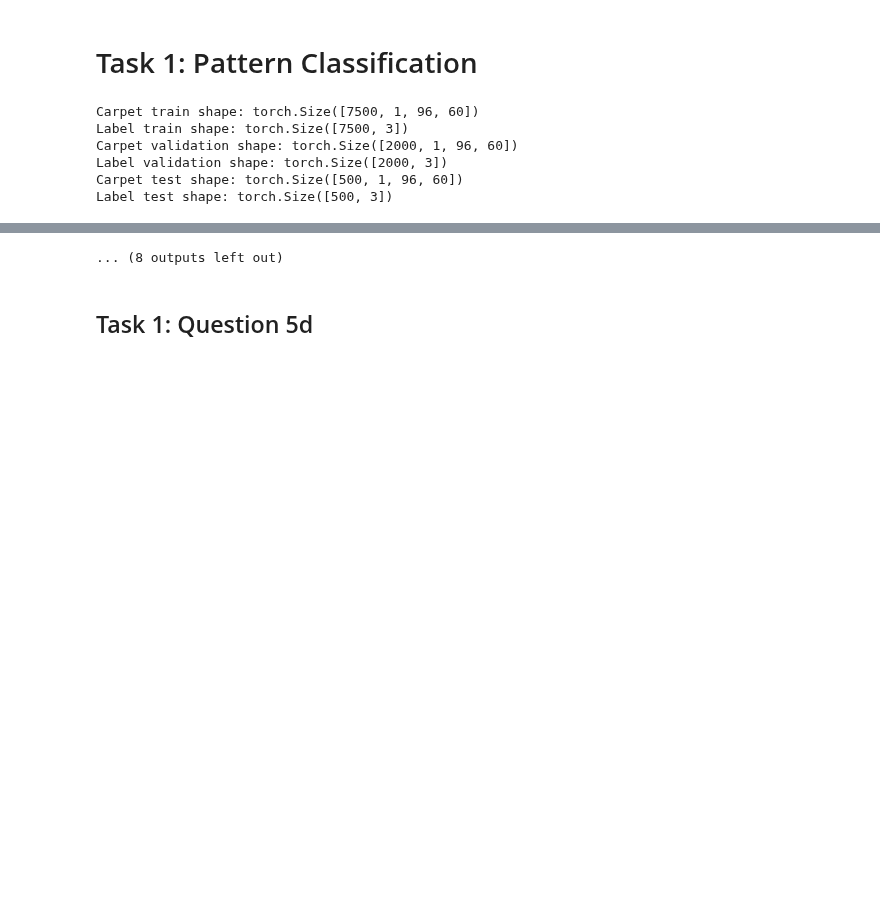
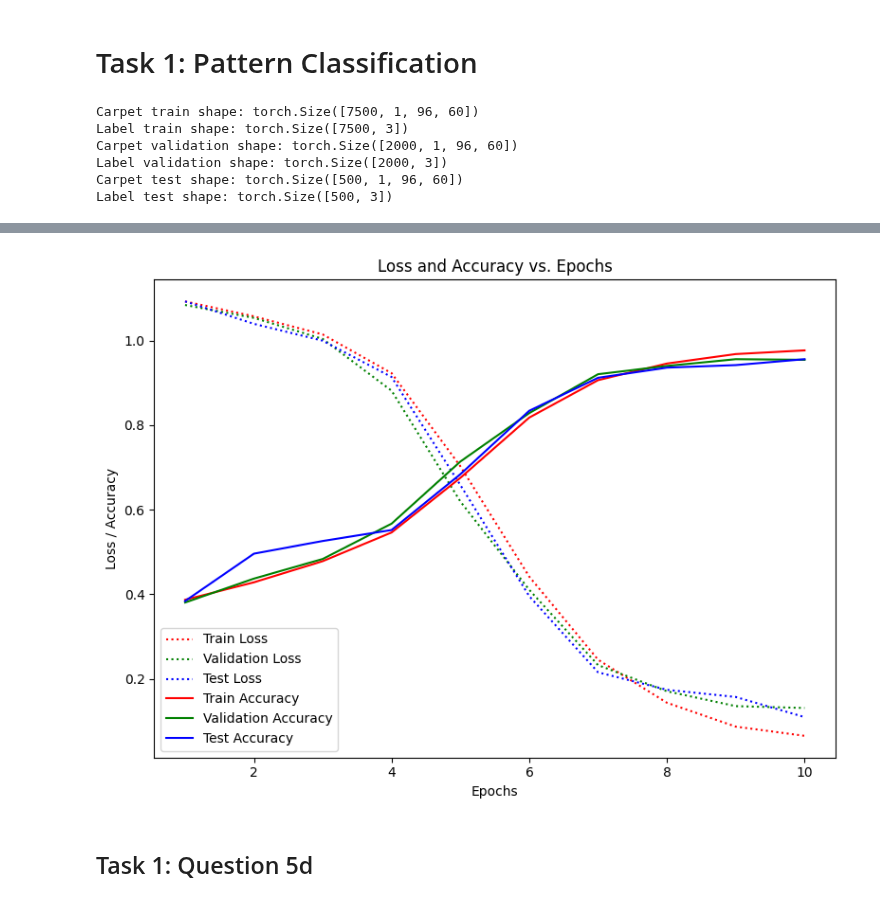
Before and after one commit to sambhav97/tue-deeplearning, a Jupyter notebook: assignments/assignment_1/Assignment_1.ipynb, the cells around one changed output, grey strips where cells are left out. Saved outputs shown, nothing was run; the diff lists cells and outputs as text; code cells hidden in the pictures; blank space fills up the shorter version.

Commit message:
added changes on model for task 1

```diff
--- a/assignments/assignment_1/Assignment_1.ipynb
+++ b/assignments/assignment_1/Assignment_1.ipynb
@@ -114,20 +111,20 @@ Carpet from Transformabad
 # %%
-def loss_batch(model, loss_func, xb, yb, opt=None):
-    yb = torch.argmax(yb, dim=1)  # Convert target tensor to 1-dimensional tensor
+def loss_batch(model, loss_func, xb, yb, optimizer=None):
+    yb = torch.argmax(yb, dim=1)
 
     assert yb.dim() <= 1, "Target tensor must have 0 or 1 dimensions"
     assert yb.numel() == len(xb), "Target tensor size must match input size"
 
     output = model(xb)
-    loss = loss_func(output, yb.long())  # Use long() to convert targets to class indices
+    loss = loss_func(output, yb.long())
 
-    if opt is not None:
+    if optimizer is not None:
         loss.backward()
-        opt.step()
-        opt.zero_grad()
+        optimizer.step()
+        optimizer.zero_grad()
 
     _, preds = torch.max(output, 1)
-    corrects = torch.sum(preds == yb.data.long())  # Use long() for target comparison
+    corrects = torch.sum(preds == yb.long())
 
     return loss.item(), corrects, len(xb)
 # %%
@@ -188,13 +217,13 @@ def fit(epochs, model, loss_func, opt, train_dl, valid_dl):
 # %%
-from torch.utils.data import DataLoader
-def get_data(train_ds, valid_ds, bs):
+def get_data(train_ds, valid_ds, batch_size):
     return (
-        DataLoader(train_ds, batch_size=bs, shuffle=True),
-        DataLoader(valid_ds, batch_size=bs * 2),
+        DataLoader(train_ds, batch_size=batch_size, shuffle=True),
+        DataLoader(valid_ds, batch_size=batch_size * 2),
     )
 # %%
-bs=16
-train_dl, valid_dl = get_data(train_dataset, val_dataset, bs)
+batch_size = 64
+train_dl, valid_dl = get_data(train_dataset, val_dataset, batch_size)
+test_dl = DataLoader(test_dataset, batch_size=batch_size * 2)
 # %%
 class Lambda(nn.Module):
     def __init__(self, func):
@@ -278,9 +274,9 @@ model = nn.Sequential(
 from torch import optim
 
 lr = 0.1
-opt = optim.SGD(model.parameters(), lr=lr, momentum=0.9)
-epochs=20
+optimizer = optim.SGD(model.parameters(), lr=lr, momentum=0.9)
+epochs = 10
 loss_func = F.cross_entropy
 
-fit(epochs, model, loss_func, opt, train_dl, valid_dl)
+fit(epochs, model, loss_func, optimizer, train_dl, valid_dl, test_dl)
 # %% [output]
@@ -299 +293 @@ EPOCH: 12/20 LOSS: 0.0301 ACC: 0.9896  VAL-LOSS: 0.0720 VAL-ACC: 0.9810
-... (8 outputs left out)
+[figure, added]
```
Also changed, not shown: parts of 15 cells of this notebook.
